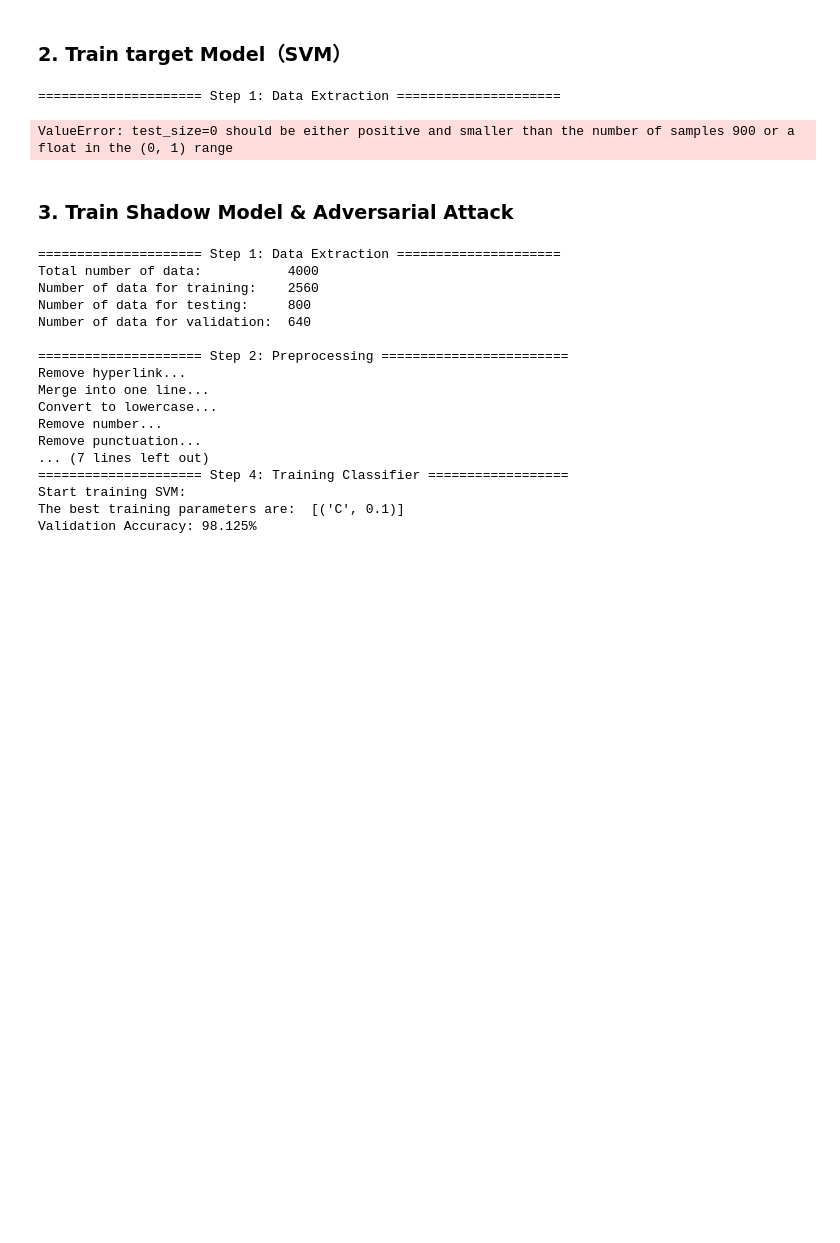
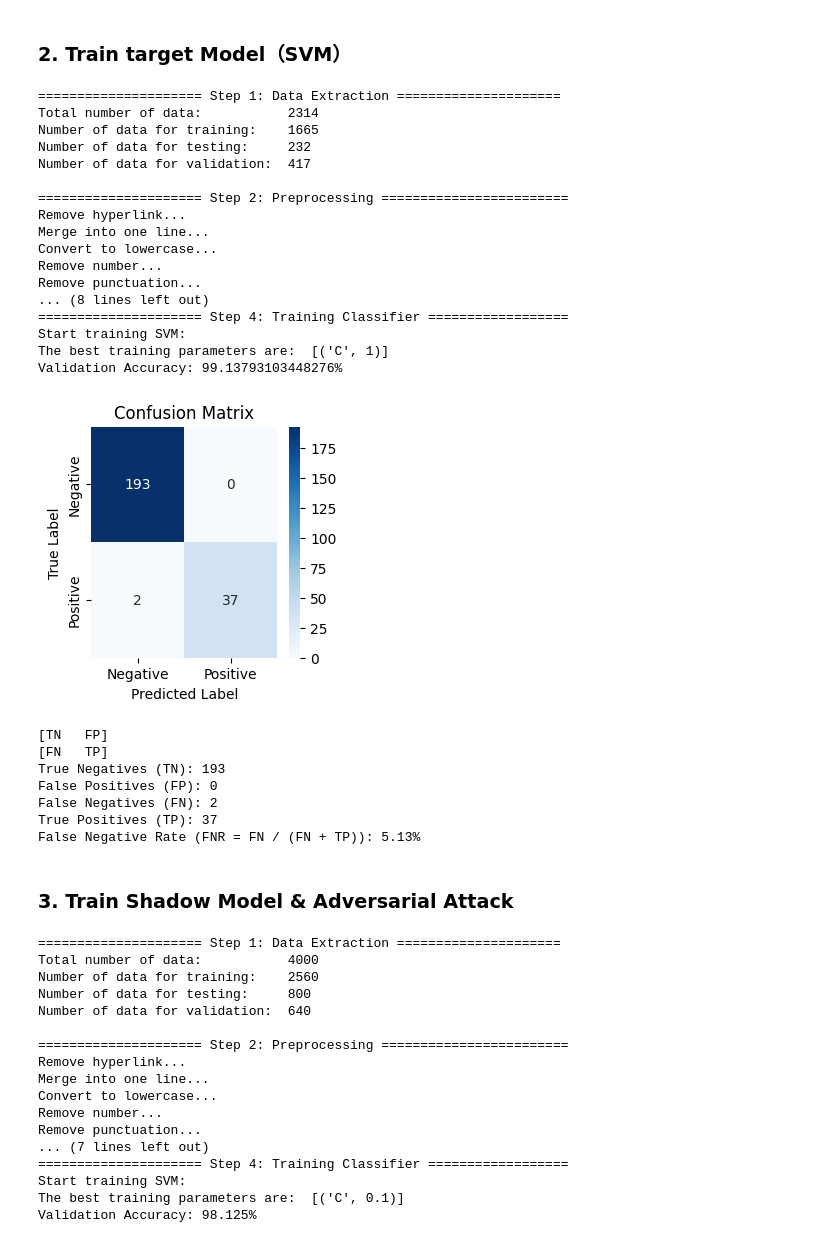
Before and after one commit to wuhumontana/bypass-spam-filter, a Jupyter notebook: bypass.ipynb, the cells around one changed output. Cells and saved outputs as stored; diff of their text form; code cells hidden in the pictures; blank space fills up the shorter version.

```diff
--- a/bypass.ipynb
+++ b/bypass.ipynb
@@ -932,7 +985,9 @@ Size of df_target: 1000
 def train_classifier(FE_method, classifier, df_target):
     print('\n===================== Step 1: Data Extraction =====================')
     # dont split valid set in target model
-    X_train, X_val, X_test, Y_train, Y_val, Y_test = data_extraction(df_target, 0.2, False)
+    X_train, X_val, X_test, Y_train, Y_val, Y_test = data_extraction(df_target, 0.2, True)
+    X_train_shadow, Y_train_shadow = copy_dataset_by_similarity(X_train, Y_train, 0.9)
+
     print('Total number of data:          ', str(len(X_train) + len(X_test) + len(X_val)))
     print('Number of data for training:    ' + str(len(X_train)))
     print('Number of data for testing:     ' + str(len(X_test)))
@@ -955,13 +1010,38 @@ def train_classifier(FE_method, classifier, df_target):
 
     return clf, feature_names, feature_model, scalar
 # %%
+df_target = pd.read_csv('./messages.csv', encoding='utf-8', encoding_errors='ignore')
+
 # Target modal
 T_FE_method= 'tfidf'
 T_classifier= 'SVM'
 T_clf, T_feature_names, T_feature_model, T_scalar = train_classifier(T_FE_method, T_classifier, df_target)
 # %% [output]
 ===================== Step 1: Data Extraction =====================
+Total number of data:           2314
+Number of data for training:    1665
+Number of data for testing:     232
+Number of data for validation:  417
+
+===================== Step 2: Preprocessing ========================
+Remove hyperlink...
+Merge into one line...
+Convert to lowercase...
+Remove number...
+Remove punctuation...
+... (8 lines left out)
+===================== Step 4: Training Classifier ==================
+Start training SVM:
+The best training parameters are:  [('C', 1)]
+Validation Accuracy: 99.13793103448276%
+[figure, added]
-ValueError: test_size=0 should be either positive and smaller than the number of samples 900 or a float in the (0, 1) range
+[TN   FP]
+[FN   TP]
+True Negatives (TN): 193
+False Positives (FP): 0
+False Negatives (FN): 2
+True Positives (TP): 37
+False Negative Rate (FNR = FN / (FN + TP)): 5.13%
 # %% [markdown]
 ### **3. Train Shadow Model & Adversarial Attack** ###
 # %%
```
Also changed, not shown: parts of 8 cells of this notebook.
